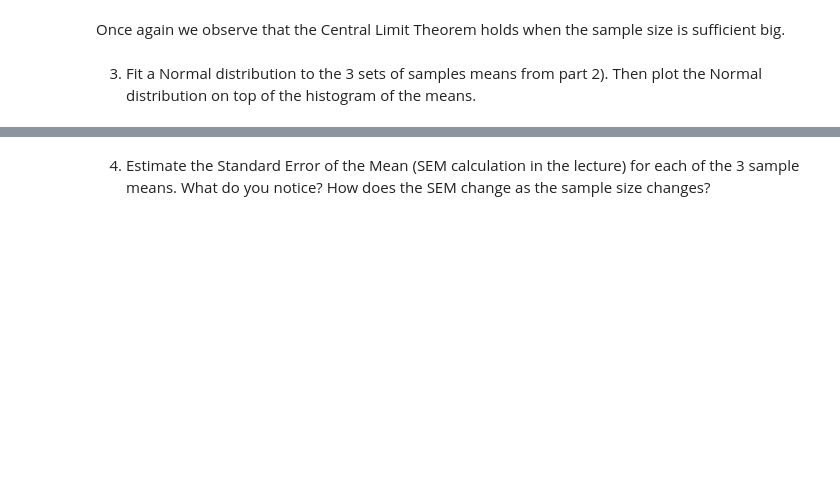
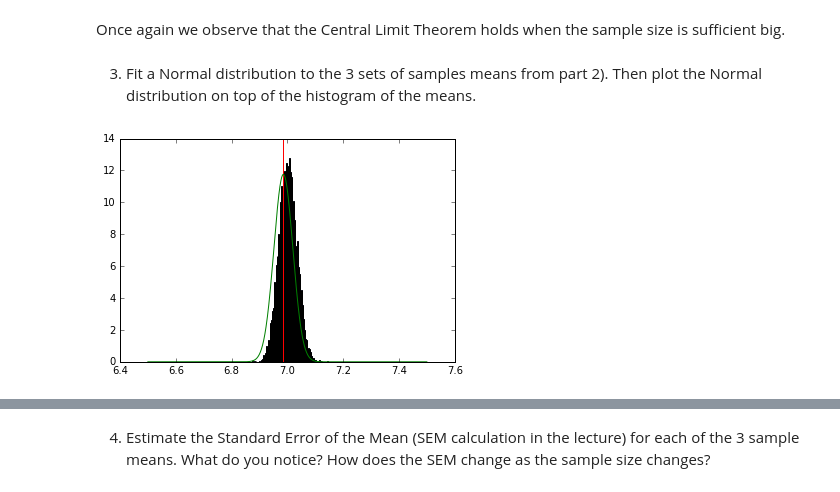
Before and after one commit to carlespoles/DSCI6002-student, a Jupyter notebook: week4/4-3_CLT/DSCI6002-4.3-Lab-CamilleBustalinio_CarlesPolesMielgo.ipynb, the cells around one changed output, grey strips where cells are left out. Drawn from its saved outputs; the diff is of its cells as text; code cells hidden in the pictures; blank space fills up the shorter version.

```diff
--- a/week4/4-3_CLT/DSCI6002-4.3-Lab-CamilleBustalinio_CarlesPolesMielgo.ipynb
+++ b/week4/4-3_CLT/DSCI6002-4.3-Lab-CamilleBustalinio_CarlesPolesMielgo.ipynb
@@ -213,3 +213,15 @@ plt.xlabel('Exponential Distributions.');
 Once again we observe that the Central Limit Theorem holds when the sample size is sufficient big.
 # %% [markdown]
 3) Fit a Normal distribution to the 3 sets of samples means from part 2). Then plot the Normal distribution on top of the histogram of the means.
+# %%
+from math import sqrt
+size = len(my_draw_function('exponential', {'l': 6}, 1000))
+mean_of_means = my_draw_function('exponential', {'l': 6}, 1000).mean()
+se_of_means = my_draw_function('exponential', {'l': 6}, 1000).std()/sqrt(size)
+plot_function_means('exponential', {'l': 6}, 1000, 10000)
+axvline(mean_of_means, color='red')
+x = linspace(6.5, 7.5, 1000)
+nd = stats.norm(loc = mean_of_means, scale = se_of_means)
+plot(x, nd.pdf(x),color='green');
+# %% [output]
+[figure, added]
```
Also changed, not shown: parts of 9 cells of this notebook.
